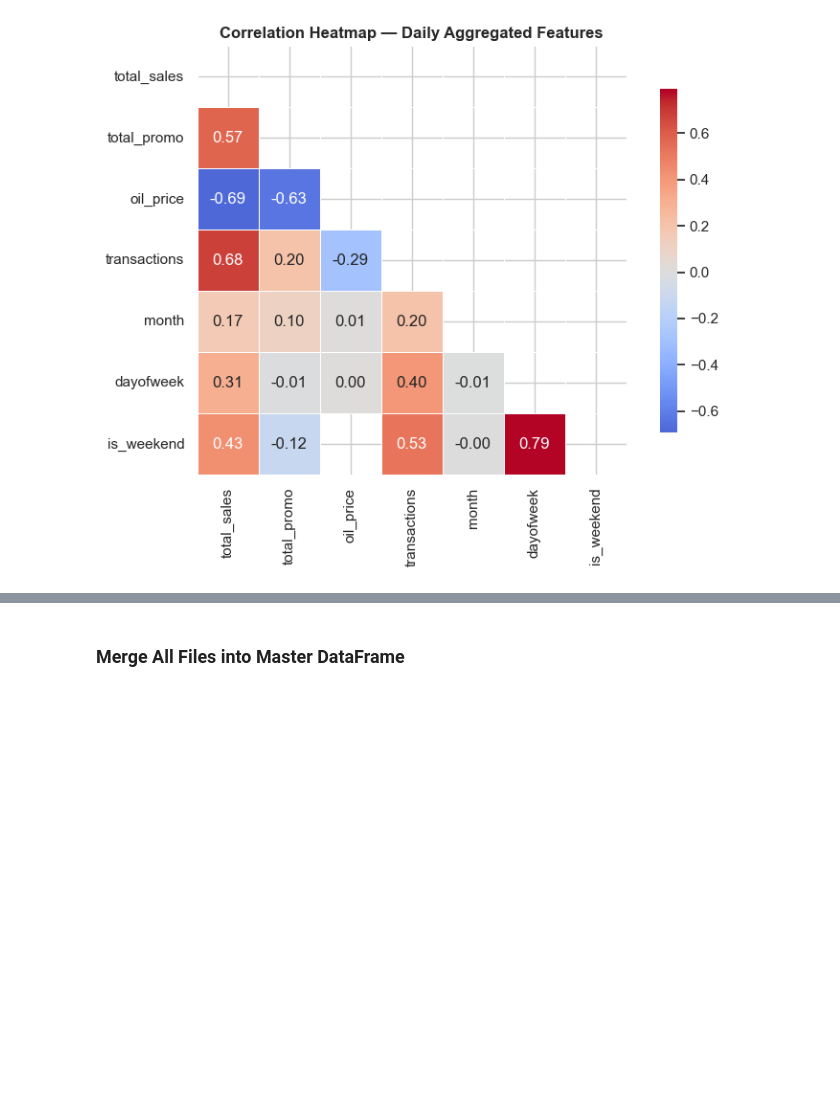
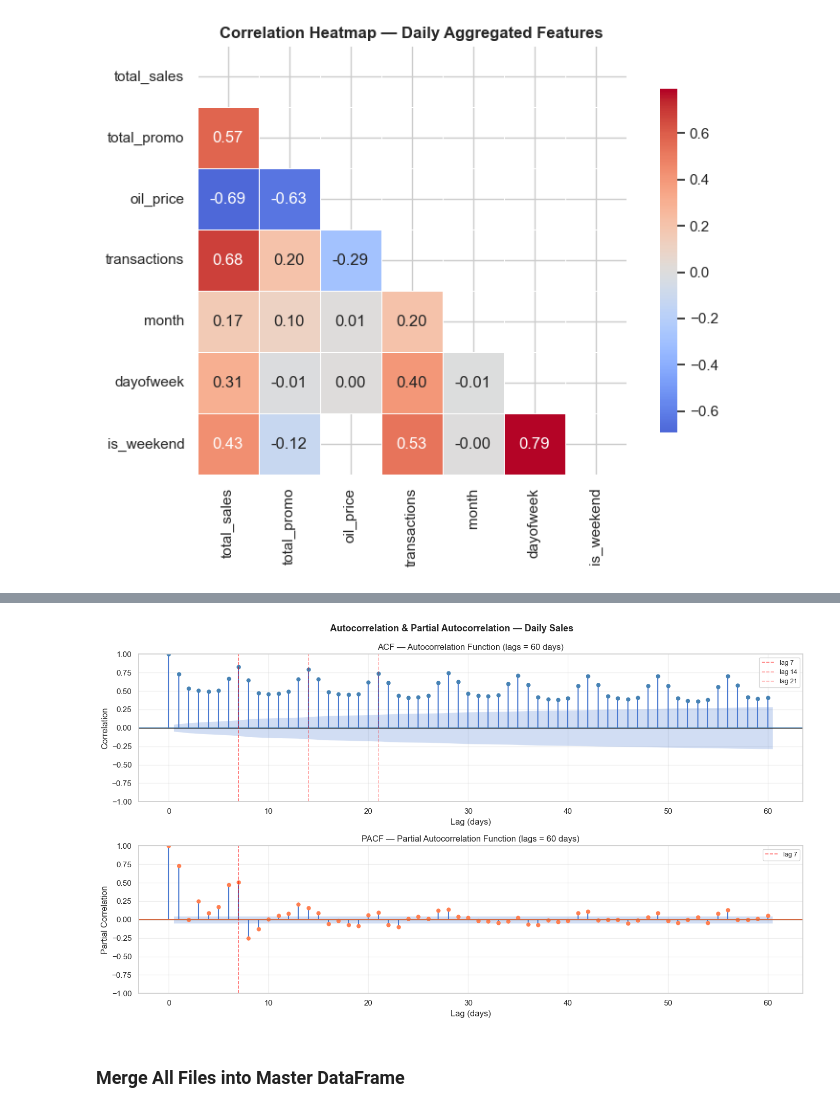
Before and after one commit to Shramana12/Food_And_Restaurant_Services, a Jupyter notebook: Food_Restaurant_Services_week_1.ipynb, the cells around one changed output, grey strips where cells are left out. Drawn from its saved outputs; the diff is of its cells as text; code cells hidden in the pictures; blank space fills up the shorter version.

```diff
--- a/Food_Restaurant_Services_week_1.ipynb
+++ b/Food_Restaurant_Services_week_1.ipynb
@@ -464,3 +538,37 @@ plt.show()
+# %%
+from statsmodels.graphics.tsaplots import plot_acf,plot_pacf
+
+
+fig, axes = plt.subplots(2, 1, figsize=(14, 8))
+fig.suptitle("Autocorrelation & Partial Autocorrelation — Daily Sales",
+             fontsize=13, fontweight="bold")
+# --- ACF Plot ---
+plot_acf(daily_series, lags=60, ax=axes[0], color="steelblue",
+         title="ACF — Autocorrelation Function (lags = 60 days)")
+axes[0].set_xlabel("Lag (days)")
+axes[0].set_ylabel("Correlation")
+axes[0].axhline(0, color="black", lw=0.8)
+axes[0].axvline(7,  color="red", lw=1.2, linestyle="--", alpha=0.6, label="lag 7")
+axes[0].axvline(14, color="red", lw=1.2, linestyle="--", alpha=0.4, label="lag 14")
+axes[0].axvline(21, color="red", lw=1.2, linestyle="--", alpha=0.3, label="lag 21")
+axes[0].legend(fontsize=9)
+axes[0].grid(True, alpha=0.3)
+
+# --- PACF Plot ---
+plot_pacf(daily_series, lags=60, ax=axes[1], color="coral",
+          title="PACF — Partial Autocorrelation Function (lags = 60 days)")
+axes[1].set_xlabel("Lag (days)")
+axes[1].set_ylabel("Partial Correlation")
+axes[1].axhline(0, color="black", lw=0.8)
+axes[1].axvline(7,  color="red", lw=1.2, linestyle="--", alpha=0.6, label="lag 7")
+axes[1].legend(fontsize=9)
+axes[1].grid(True, alpha=0.3)
+
+plt.tight_layout()
+plt.savefig("data/processed/acf_pacf.png", dpi=100, bbox_inches="tight")
+plt.show()
+# %% [output]
+[figure, added]
 # %% [markdown]
 ### Merge All Files into Master DataFrame
 # %%
```
Also changed, not shown: parts of 3 cells of this notebook.
